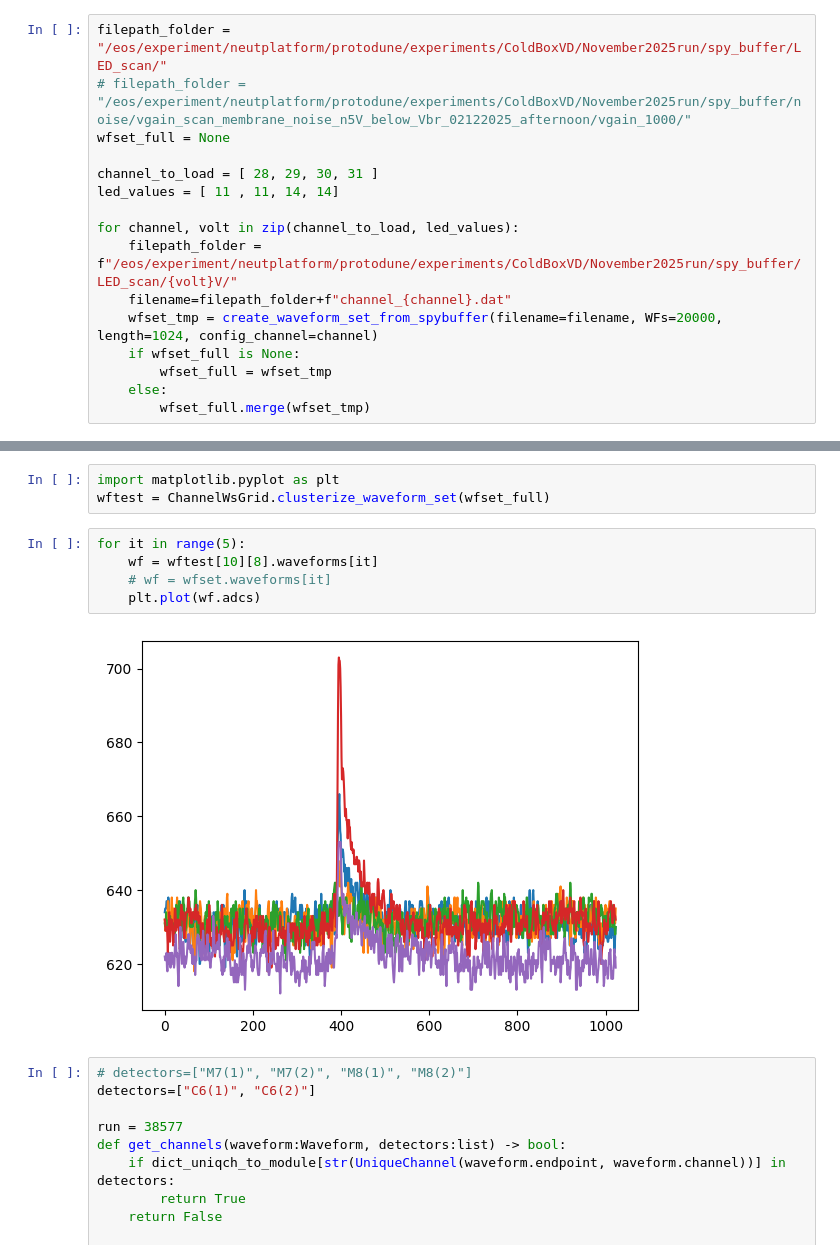
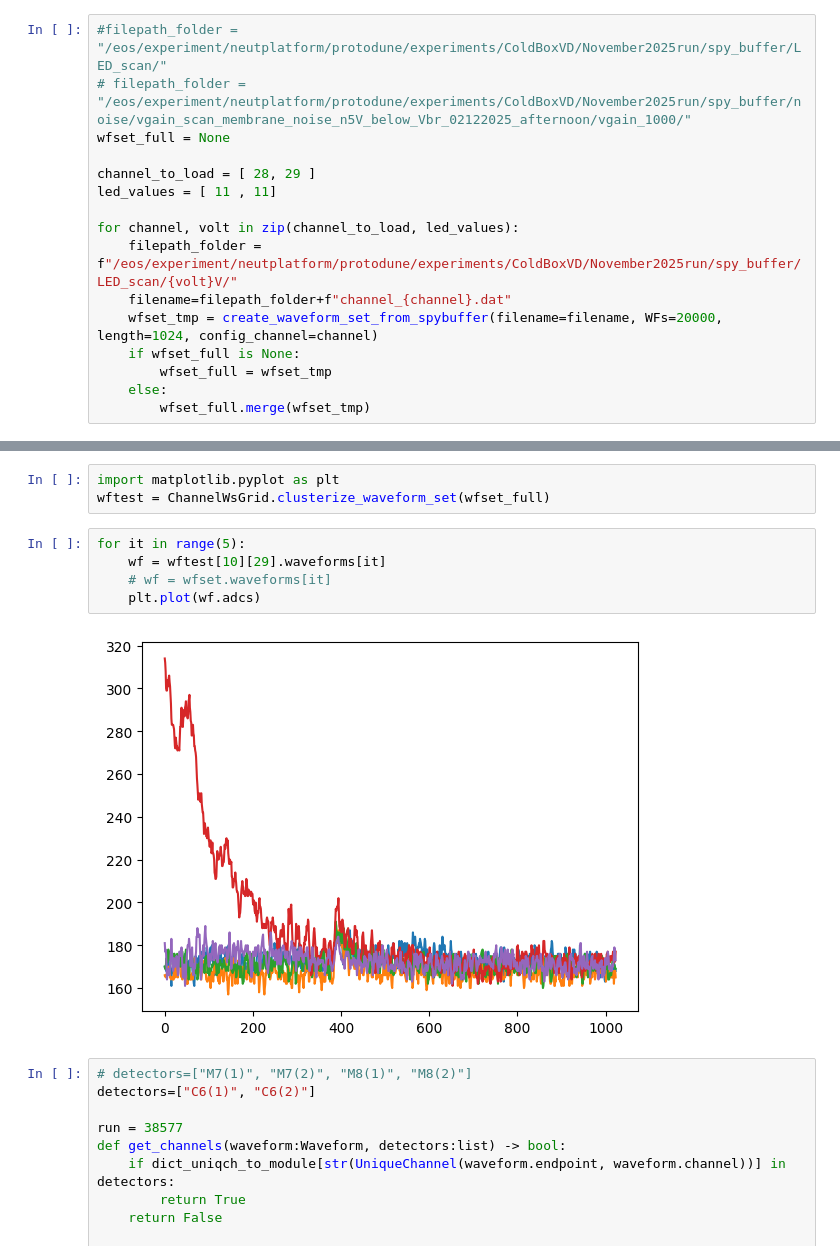
Before and after one commit to DUNE/waffles, a Jupyter notebook: src/waffles/coldboxVD/november_25/coldbox_check_snr.ipynb, the cells around one changed output, grey strips where cells are left out. Cells and saved outputs as stored; diff of their text form.

```diff
--- a/src/waffles/coldboxVD/november_25/coldbox_check_snr.ipynb
+++ b/src/waffles/coldboxVD/november_25/coldbox_check_snr.ipynb
@@ -21,12 +23,12 @@ from waffles.plotting.plot import plot_ChannelWsGrid, plot_CustomChannelGrid
 from waffles.plotting.plot import plot_CalibrationHistogram
 from waffles.utils.fit_peaks.fit_peaks import fit_peaks_of_CalibrationHistogram
 # %%
-filepath_folder = "/eos/experiment/neutplatform/protodune/experiments/ColdBoxVD/November2025run/spy_buffer/LED_scan/"
+#filepath_folder = "/eos/experiment/neutplatform/protodune/experiments/ColdBoxVD/November2025run/spy_buffer/LED_scan/"
 # filepath_folder = "/eos/experiment/neutplatform/protodune/experiments/ColdBoxVD/November2025run/spy_buffer/noise/vgain_scan_membrane_noise_n5V_below_Vbr_02122025_afternoon/vgain_1000/"
 wfset_full = None
 
-channel_to_load = [ 28, 29, 30, 31 ]
-led_values = [ 11 , 11, 14, 14]
+channel_to_load = [ 28, 29 ]
+led_values = [ 11 , 11]
 
 for channel, volt in zip(channel_to_load, led_values):
     filepath_folder = f"/eos/experiment/neutplatform/protodune/experiments/ColdBoxVD/November2025run/spy_buffer/LED_scan/{volt}V/"
@@ -305,11 +307,11 @@ import matplotlib.pyplot as plt
 wftest = ChannelWsGrid.clusterize_waveform_set(wfset_full)
 # %%
 for it in range(5):
-    wf = wftest[10][8].waveforms[it]
+    wf = wftest[10][29].waveforms[it]
     # wf = wfset.waveforms[it]
     plt.plot(wf.adcs)
 # %% [output]
-[figure, old version]
+[figure, new version]
 # %%
 # detectors=["M7(1)", "M7(2)", "M8(1)", "M8(2)"]
 detectors=["C6(1)", "C6(2)"]
```
Also changed, not shown: parts of 4 cells of this notebook, 2 other files.
